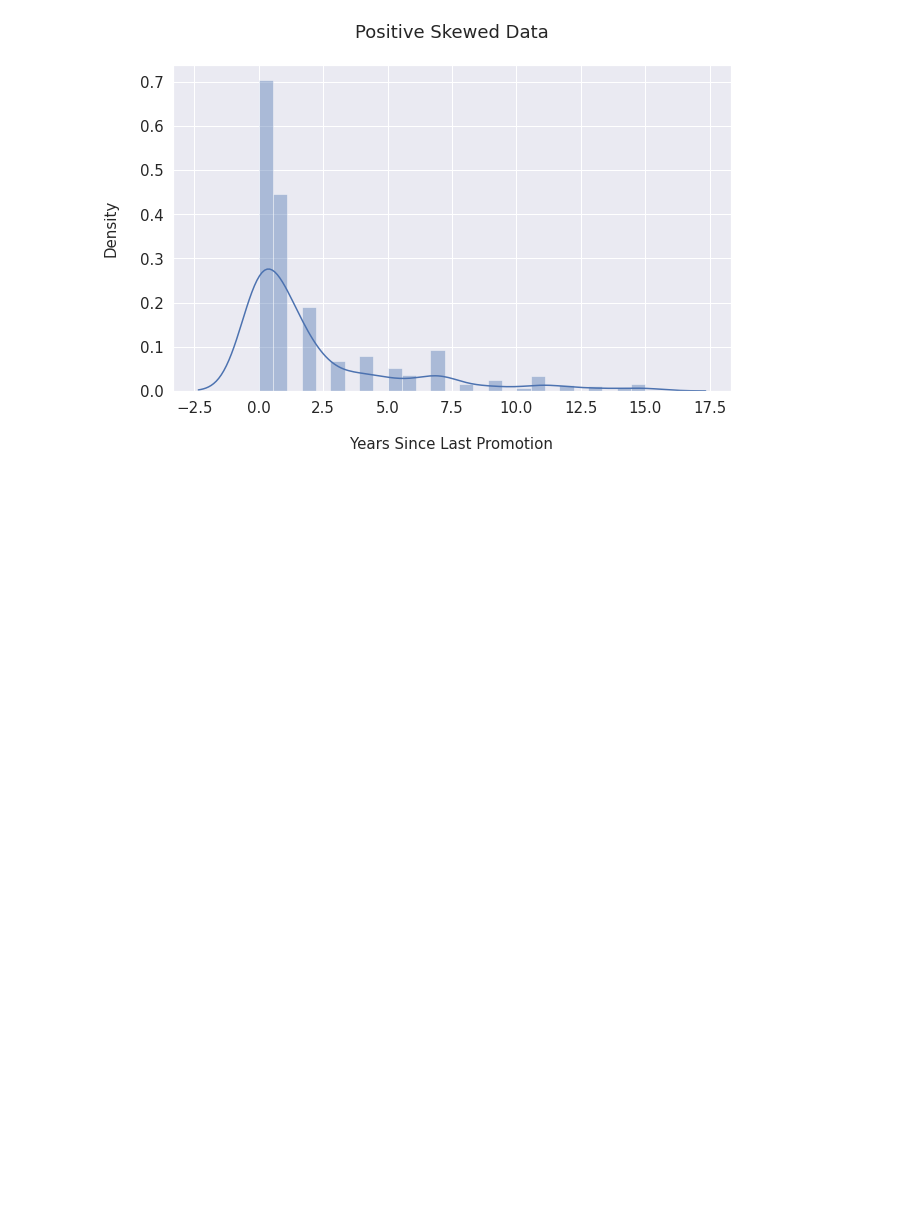
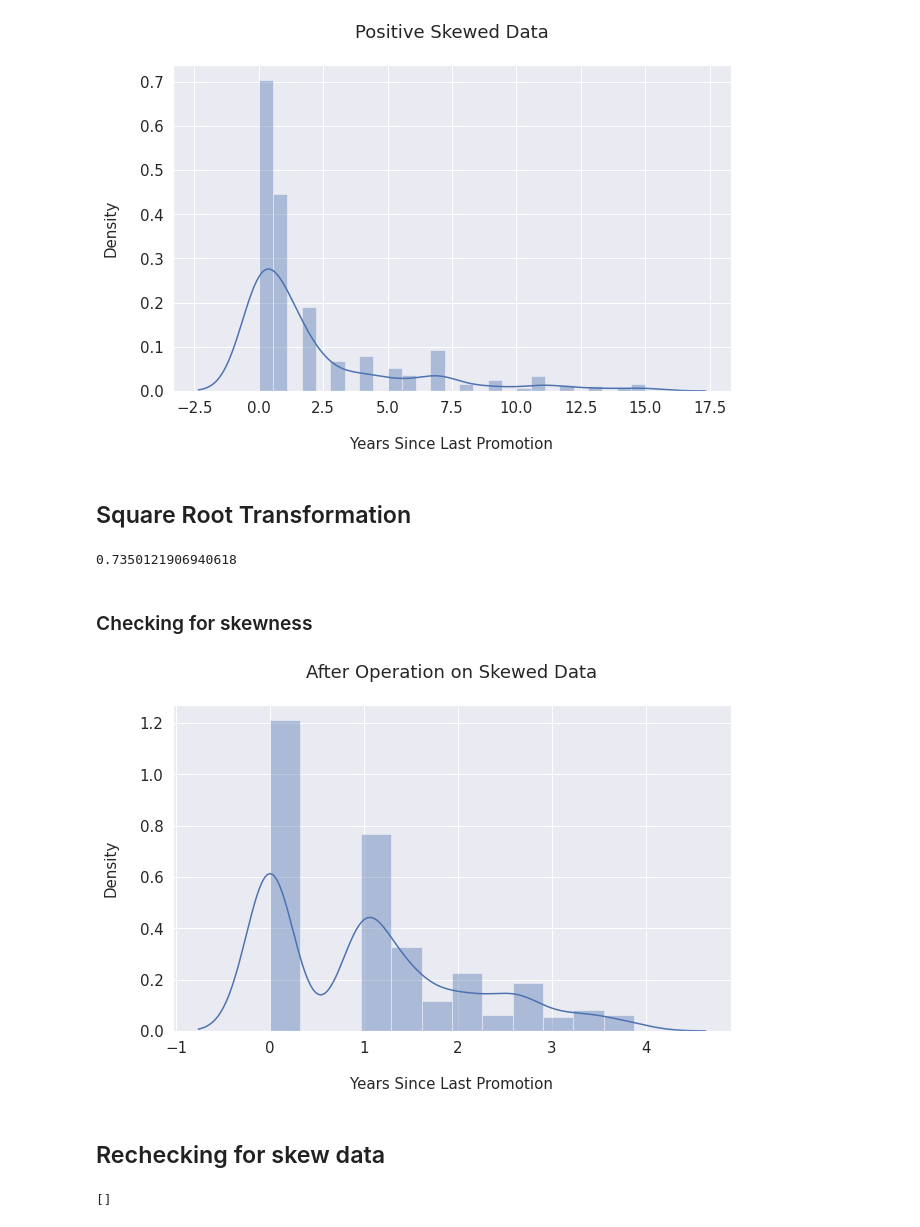
Before and after one commit to 21Ovi/Employee-Performance-Analysis, a Jupyter notebook: data_preprocessing.ipynb, the cells around one changed output. Cells and saved outputs as stored; diff of their text form; code cells hidden in the pictures; blank space fills up the shorter version.

```diff
--- a/data_preprocessing.ipynb
+++ b/data_preprocessing.ipynb
@@ -174,3 +176,31 @@ plt.title("Positive Skewed Data\n",fontsize="18")
 plt.show()
 # %% [output]
 [figure]
+# %% [markdown]
+## Square Root Transformation
+# %%
+# Applying square root to the skewed column ('Year Since Last Promotion)
+num_data['Years Since Last Promotion'] = np.sqrt(num_data['Years Since Last Promotion'])
+# %%
+num_data['Years Since Last Promotion'].skew()
+# %% [output]
+0.7350121906940618
+# %% [markdown]
+### Checking for skewness
+# %%
+sns.set(rc={"font.size":15,"axes.titlesize":17,"axes.labelsize":15,"xtick.labelsize":15,"ytick.labelsize":15,
+            "legend.fontsize":12})
+plt.figure(figsize=(10,6))
+sns.distplot(num_data['Years Since Last Promotion'])
+plt.xlabel("\nYears Since Last Promotion")
+plt.ylabel("Density\n")
+plt.title("After Operation on Skewed Data\n",fontsize=18)
+plt.show();
+# %% [output]
+[figure, added]
+# %% [markdown]
+## Rechecking for skew data
+# %%
+print(skewedness(num_data))
+# %% [output]
+[]
```
Also changed, not shown: parts of 2 cells of this notebook.
